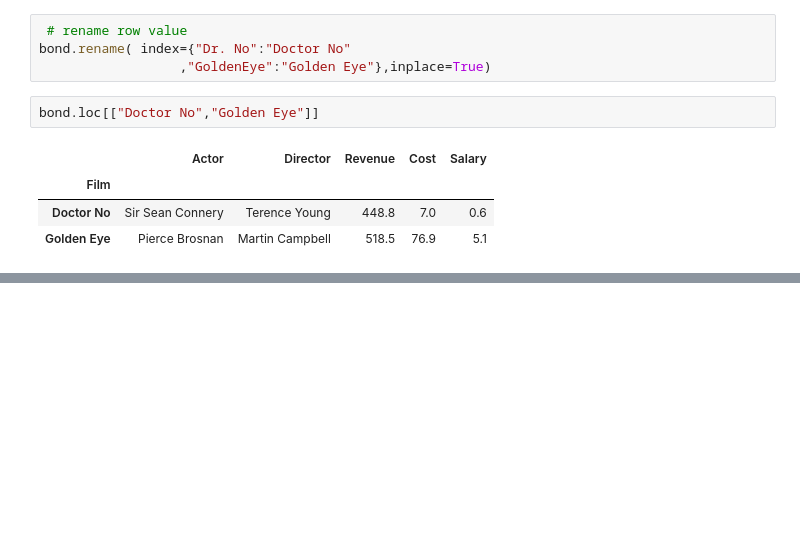
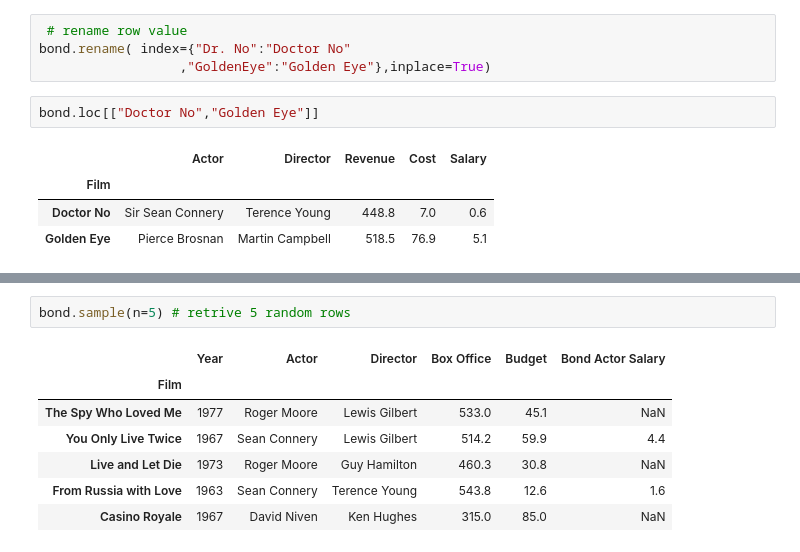
Before and after one commit to saurabhwasule/python-practice, a Jupyter notebook: UD_Data_Analysis_with_Pandas_an_Python/Panda_Dataframe3.ipynb, the cells around one changed output, grey strips where cells are left out. Cells and saved outputs as stored; diff of their text form; blank space fills up the shorter version.

```diff
--- a/UD_Data_Analysis_with_Pandas_an_Python/Panda_Dataframe3.ipynb
+++ b/UD_Data_Analysis_with_Pandas_an_Python/Panda_Dataframe3.ipynb
@@ -340,0 +395,10 @@ bond.loc[["Doctor No","Golden Eye"]]
+# %%
+bond.sample(n=5) # retrive 5 random rows
+# %% [output]
+|  | Year | Actor | Director | Box Office | Budget | Bond Actor Salary |
+| Film |  |  |  |  |  |  |
+| The Spy Who Loved Me | 1977 | Roger Moore | Lewis Gilbert | 533.0 | 45.1 | NaN |
+| You Only Live Twice | 1967 | Sean Connery | Lewis Gilbert | 514.2 | 59.9 | 4.4 |
+| Live and Let Die | 1973 | Roger Moore | Guy Hamilton | 460.3 | 30.8 | NaN |
+| From Russia with Love | 1963 | Sean Connery | Terence Young | 543.8 | 12.6 | 1.6 |
+| Casino Royale | 1967 | David Niven | Ken Hughes | 315.0 | 85.0 | NaN |
```
Also changed, not shown: parts of 14 cells of this notebook.
